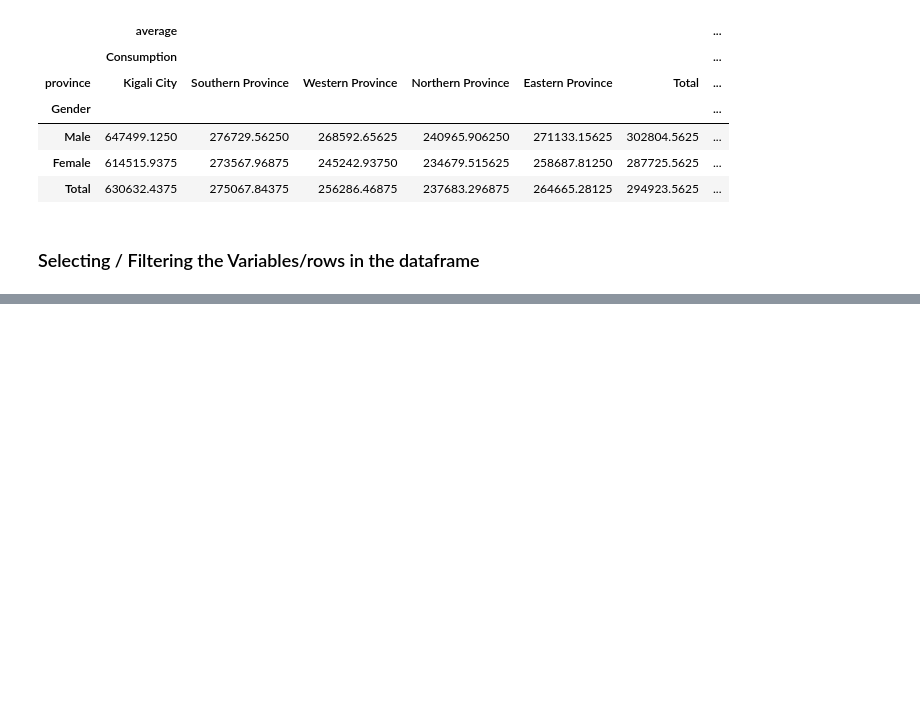
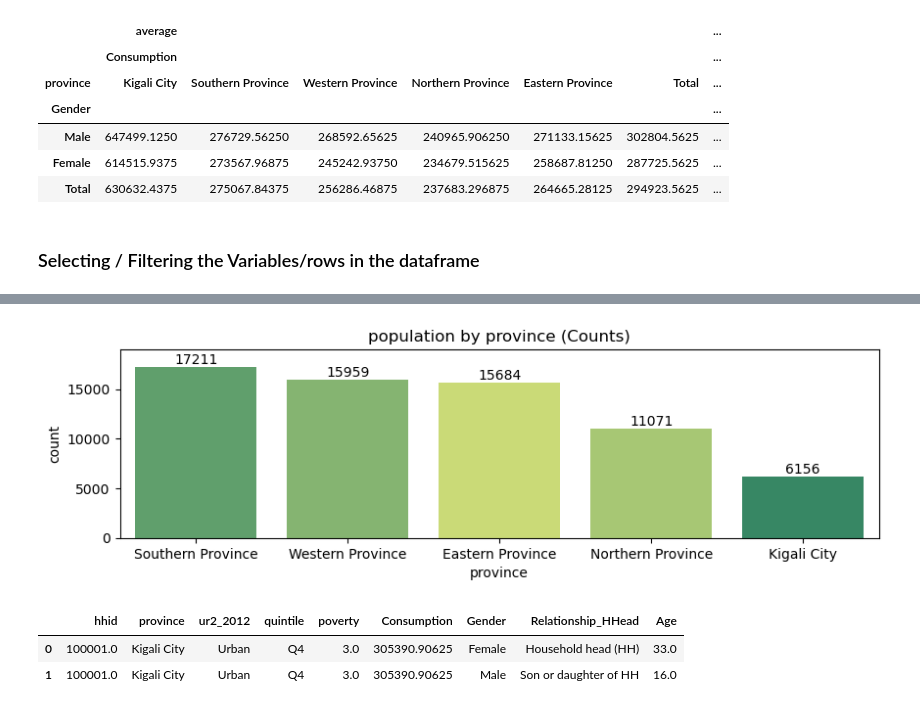
Before and after one commit to joshuaIra/Python_NISR, a Jupyter notebook: EICV5_Data_Analysis.ipynb, the cells around one changed output, grey strips where cells are left out. Saved outputs shown, nothing was run; the diff lists cells and outputs as text; code cells hidden in the pictures; blank space fills up the shorter version.

```diff
--- a/EICV5_Data_Analysis.ipynb
+++ b/EICV5_Data_Analysis.ipynb
@@ -298,0 +324,22 @@ pd.pivot_table(data = df, index = ['Gender'],columns= ['province'], values = ['C
+# %%
+# using seaborn library
+
+ax=sns.countplot(x ='province', data= df, palette = 'summer', hue='province',
+                  order=(['Southern Province', 'Western Province', 'Eastern Province', 'Northern Province', 'Kigali City']))
+plt.title('population by province (Counts)')
+plt.rcParams['figure.figsize'] = (10,2.5)
+plt.xticks(rotation=360)
+plt.ylim([0, 19000])
+
+#Adding value labels
+for container in ax.containers:
+    ax.bar_label(container)
+plt.show()
+# %% [output]
+[figure, added]
+# %%
+df.head(2)
+# %% [output]
+|  | hhid | province | ur2_2012 | quintile | poverty | Consumption | Gender | Relationship_HHead | Age |
+| 0 | 100001.0 | Kigali City | Urban | Q4 | 3.0 | 305390.90625 | Female | Household head (HH) | 33.0 |
+| 1 | 100001.0 | Kigali City | Urban | Q4 | 3.0 | 305390.90625 | Male | Son or daughter of HH | 16.0 |
```
Also changed, not shown: parts of 11 cells of this notebook.
